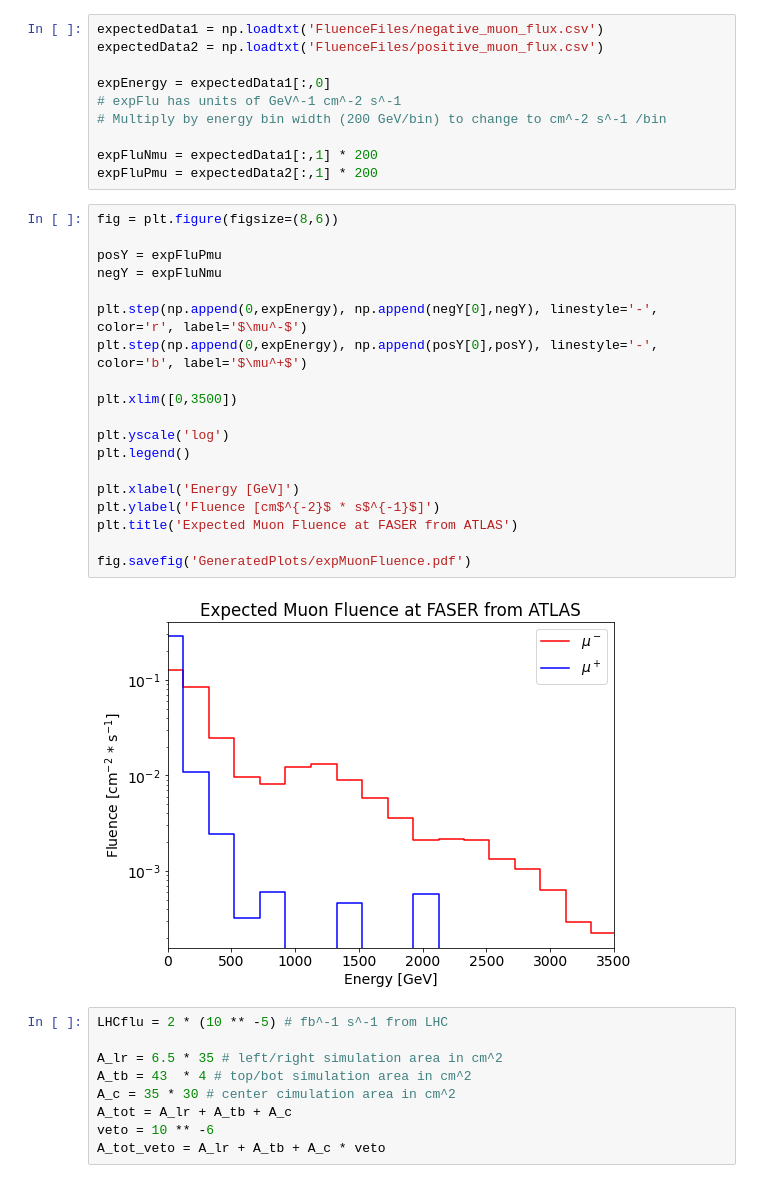
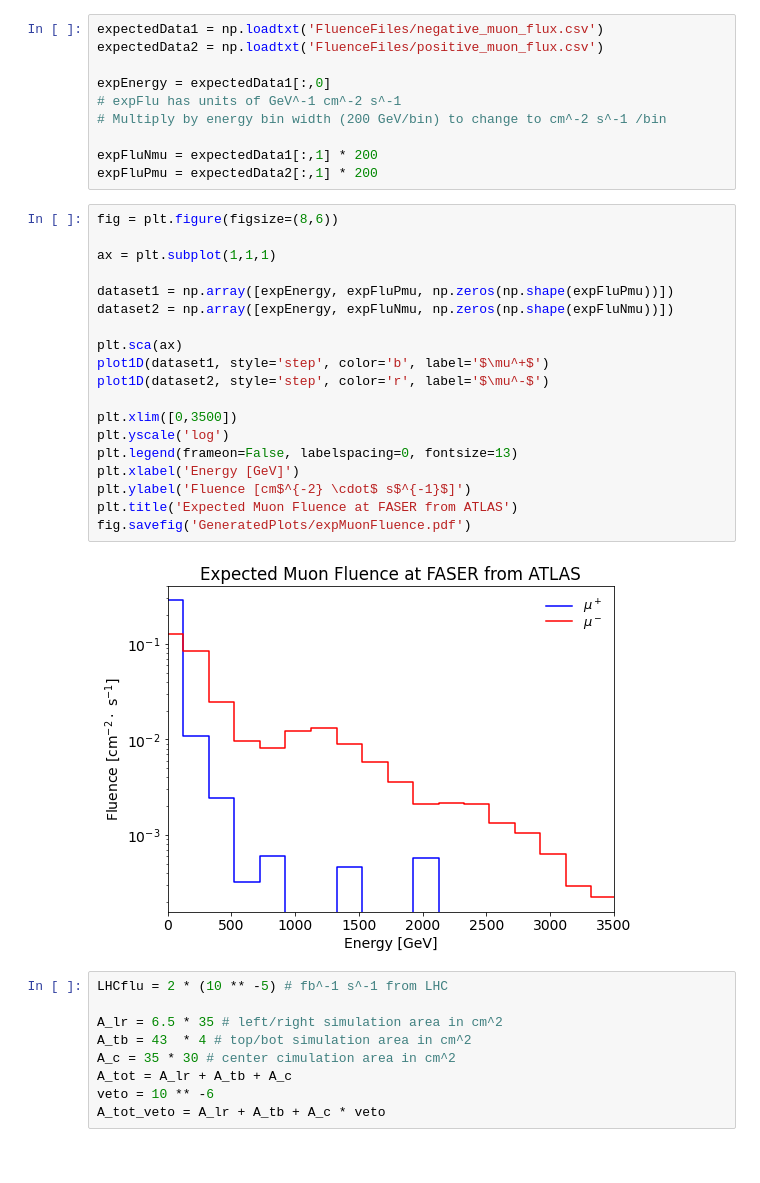
Before and after one commit to mwaterbury/scintillatorneutrinos, a Jupyter notebook: PlotsForPaper.ipynb, the cells around one changed output. Drawn from its saved outputs; the diff is of its cells as text.

```diff
--- a/PlotsForPaper.ipynb
+++ b/PlotsForPaper.ipynb
@@ -26,27 +86,27 @@ expEnergy = expectedData1[:,0]
 
 expFluNmu = expectedData1[:,1] * 200
 expFluPmu = expectedData2[:,1] * 200
-# %%
-fig = plt.figure(figsize=(8,6))
-
-posY = expFluPmu
-negY = expFluNmu
-
-plt.step(np.append(0,expEnergy), np.append(negY[0],negY), linestyle='-', color='r', label='$\mu^-$')
-plt.step(np.append(0,expEnergy), np.append(posY[0],posY), linestyle='-', color='b', label='$\mu^+$')
-
-plt.xlim([0,3500])
-
-plt.yscale('log')
-plt.legend()
-
-plt.xlabel('Energy [GeV]')
-plt.ylabel('Fluence [cm$^{-2}$ * s$^{-1}$]')
-plt.title('Expected Muon Fluence at FASER from ATLAS')
-
-fig.savefig('GeneratedPlots/expMuonFluence.pdf')
-# %% [output]
-[figure, removed]
+# %%
+fig = plt.figure(figsize=(8,6))
+
+ax = plt.subplot(1,1,1)
+
+dataset1 = np.array([expEnergy, expFluPmu, np.zeros(np.shape(expFluPmu))])
+dataset2 = np.array([expEnergy, expFluNmu, np.zeros(np.shape(expFluNmu))])
+
+plt.sca(ax)
+plot1D(dataset1, style='step', color='b', label='$\mu^+$')
+plot1D(dataset2, style='step', color='r', label='$\mu^-$')
+
+plt.xlim([0,3500])
+plt.yscale('log')
+plt.legend(frameon=False, labelspacing=0, fontsize=13)
+plt.xlabel('Energy [GeV]')
+plt.ylabel('Fluence [cm$^{-2} \cdot$ s$^{-1}$]')
+plt.title('Expected Muon Fluence at FASER from ATLAS')
+fig.savefig('GeneratedPlots/expMuonFluence.pdf')
+# %% [output]
+[figure, added]
 # %%
 LHCflu = 2 * (10 ** -5) # fb^-1 s^-1 from LHC
 
```
Also changed, not shown: parts of 33 cells of this notebook, 22 other files.
